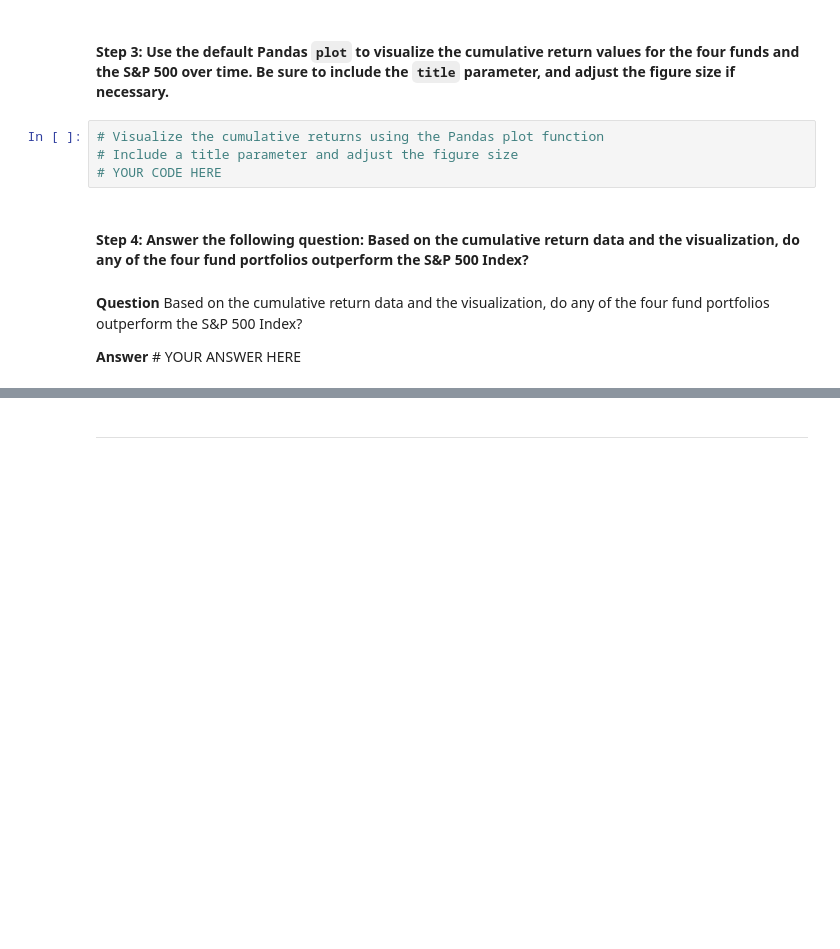
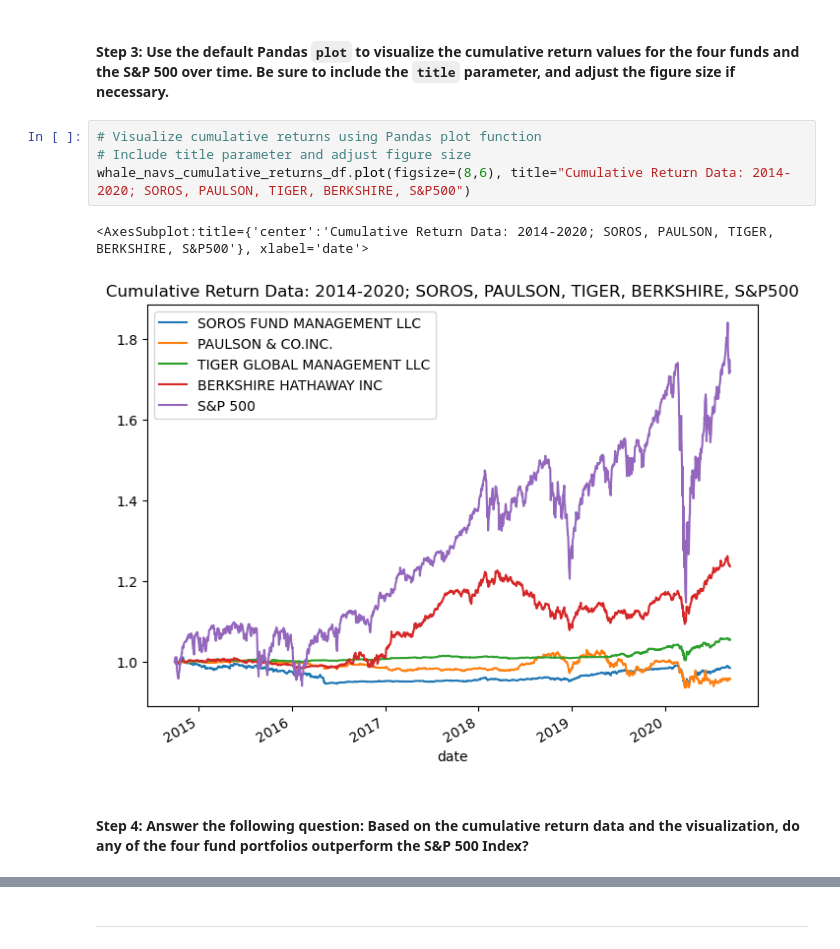
Before and after one commit to djohnst914/Risk_Analysis_Investment_Opportunities, a Jupyter notebook: risk_return_analysis.ipynb, the cells around one changed output, grey strips where cells are left out. Cells and saved outputs as stored; diff of their text form; blank space fills up the shorter version.

```diff
--- a/risk_return_analysis.ipynb
+++ b/risk_return_analysis.ipynb
@@ -202,12 +202,11 @@ whale_navs_cumulative_returns_df.tail()
 # %% [markdown]
 #### Step 3: Use the default Pandas `plot` to visualize the cumulative return values for the four funds and the S&P 500 over time. Be sure to include the `title` parameter, and adjust the figure size if necessary.
 # %%
-# Visualize the cumulative returns using the Pandas plot function
-# Include a title parameter and adjust the figure size
-# YOUR CODE HERE
+# Visualize cumulative returns using Pandas plot function
+# Include title parameter and adjust figure size
+whale_navs_cumulative_returns_df.plot(figsize=(8,6), title="Cumulative Return Data: 2014-2020; SOROS, PAULSON, TIGER, BERKSHIRE, S&P500")
+# %% [output]
+<AxesSubplot:title={'center':'Cumulative Return Data: 2014-2020; SOROS, PAULSON, TIGER, BERKSHIRE, S&P500'}, xlabel='date'>
+[figure, added]
 # %% [markdown]
 #### Step 4: Answer the following question: Based on the cumulative return data and the visualization, do any of the four fund portfolios outperform the S&P 500 Index?
-# %% [markdown]
-**Question** Based on the cumulative return data and the visualization, do any of the four fund portfolios outperform the S&P 500 Index?
-
-**Answer** # YOUR ANSWER HERE
```
Also changed, not shown: parts of 2 cells of this notebook.
